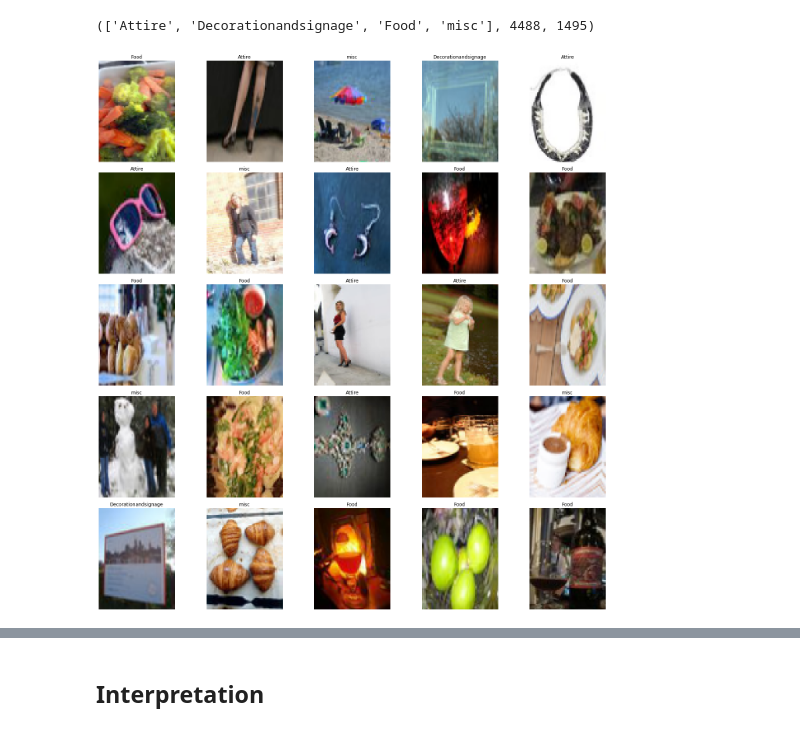
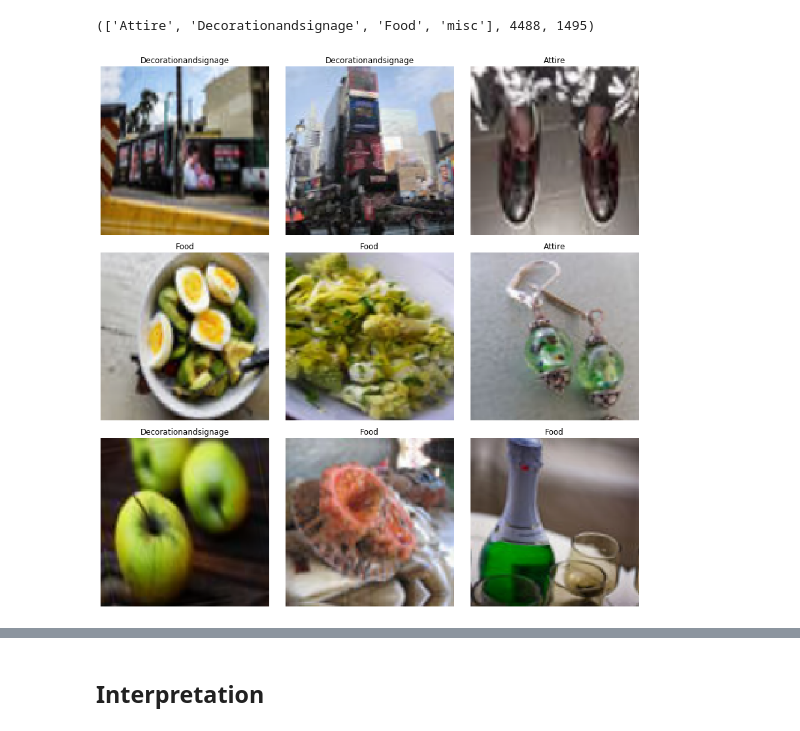
Before and after one commit to nik1806/Auto-tag, a Jupyter notebook: auto-tag-rn152.ipynb, the cells around one changed output, grey strips where cells are left out. Saved outputs shown, nothing was run; the diff lists cells and outputs as text; code cells hidden in the pictures.

```diff
--- a/auto-tag-rn152.ipynb
+++ b/auto-tag-rn152.ipynb
@@ -31,16 +31,16 @@ src = (ImageList.from_csv(path/'dataset', 'train.csv', folder='Train Images')
       .label_from_df())
 # %%
 # handling transformations on data
-data = (src.transform(get_transforms(), size=(80, 60))
+data = (src.transform(get_transforms(), size=(112, 112))
        .databunch().normalize(imagenet_stats))
 # %%
 data.classes, len(data.train_ds), len(data.valid_ds)
 # %% [output]
 (['Attire', 'Decorationandsignage', 'Food', 'misc'], 4488, 1495)
 # %%
-data.show_batch()
+data.show_batch(3)
 # %% [output]
-[figure, old version]
+[figure, new version]
 # %%
 # defining classifier
 learn = cnn_learner(data, models.resnet152, metrics=accuracy)
```
Also changed, not shown: parts of 16 cells of this notebook, 1 other file.
